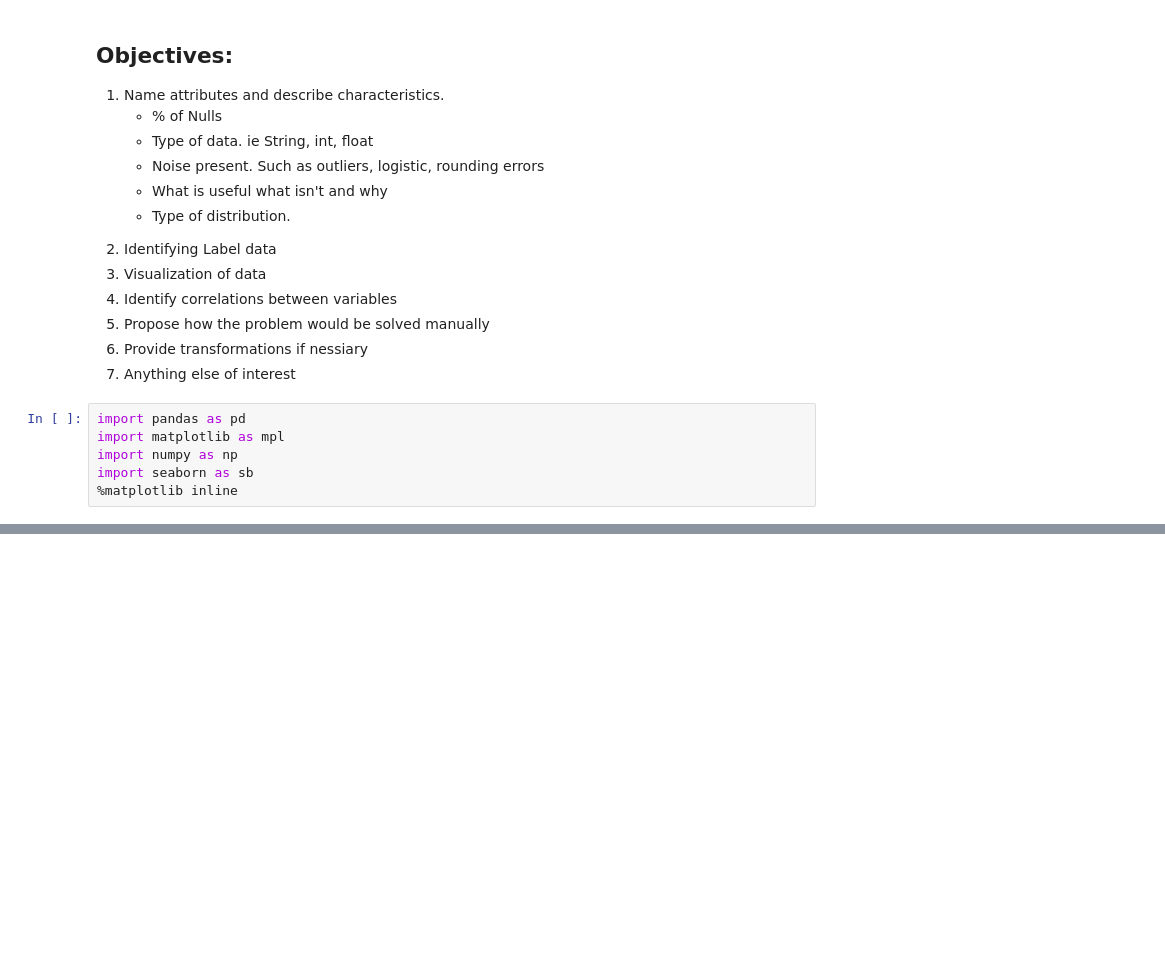
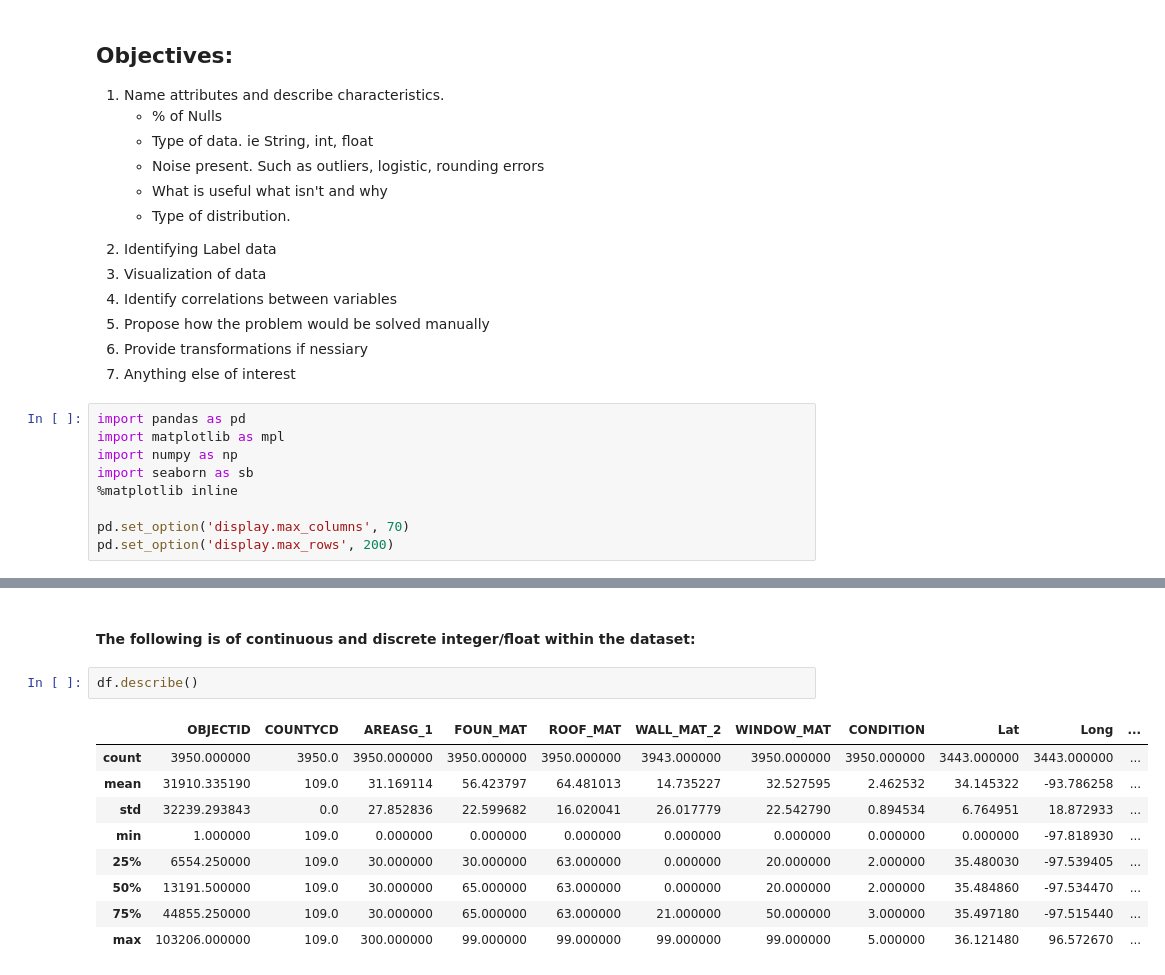
Before and after one commit to Globe-Eater/Geographic-Duplicate-Detection-, a Jupyter notebook: Exploration_of_Data.ipynb, the cells around one changed output, grey strips where cells are left out. Cells and saved outputs as stored; diff of their text form; blank space fills up the shorter version.

```diff
--- a/Exploration_of_Data.ipynb
+++ b/Exploration_of_Data.ipynb
@@ -25,3 +25,6 @@ import matplotlib as mpl
 import numpy as np
 import seaborn as sb
 %matplotlib inline
+
+pd.set_option('display.max_columns', 70)
+pd.set_option('display.max_rows', 200)
@@ -38,0 +55,14 @@ df.head()
+# %% [markdown]
+#### The following is of continuous and discrete integer/float within the dataset:
+# %%
+df.describe()
+# %% [output]
+|  | OBJECTID | COUNTYCD | AREASG_1 | FOUN_MAT | ROOF_MAT | WALL_MAT_2 | WINDOW_MAT | CONDITION | Lat | Long | ... |
+| count | 3950.000000 | 3950.0 | 3950.000000 | 3950.000000 | 3950.000000 | 3943.000000 | 3950.000000 | 3950.000000 | 3443.000000 | 3443.000000 | ... |
+| mean | 31910.335190 | 109.0 | 31.169114 | 56.423797 | 64.481013 | 14.735227 | 32.527595 | 2.462532 | 34.145322 | -93.786258 | ... |
+| std | 32239.293843 | 0.0 | 27.852836 | 22.599682 | 16.020041 | 26.017779 | 22.542790 | 0.894534 | 6.764951 | 18.872933 | ... |
+| min | 1.000000 | 109.0 | 0.000000 | 0.000000 | 0.000000 | 0.000000 | 0.000000 | 0.000000 | 0.000000 | -97.818930 | ... |
+| 25% | 6554.250000 | 109.0 | 30.000000 | 30.000000 | 63.000000 | 0.000000 | 20.000000 | 2.000000 | 35.480030 | -97.539405 | ... |
+| 50% | 13191.500000 | 109.0 | 30.000000 | 65.000000 | 63.000000 | 0.000000 | 20.000000 | 2.000000 | 35.484860 | -97.534470 | ... |
+| 75% | 44855.250000 | 109.0 | 30.000000 | 65.000000 | 63.000000 | 21.000000 | 50.000000 | 3.000000 | 35.497180 | -97.515440 | ... |
+| max | 103206.000000 | 109.0 | 300.000000 | 99.000000 | 99.000000 | 99.000000 | 99.000000 | 5.000000 | 36.121480 | 96.572670 | ... |
```
Also changed, not shown: parts of 5 cells of this notebook.
